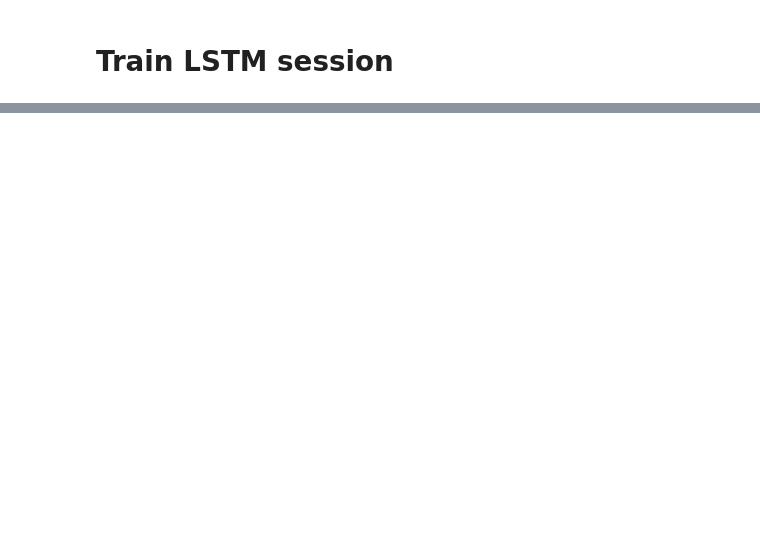
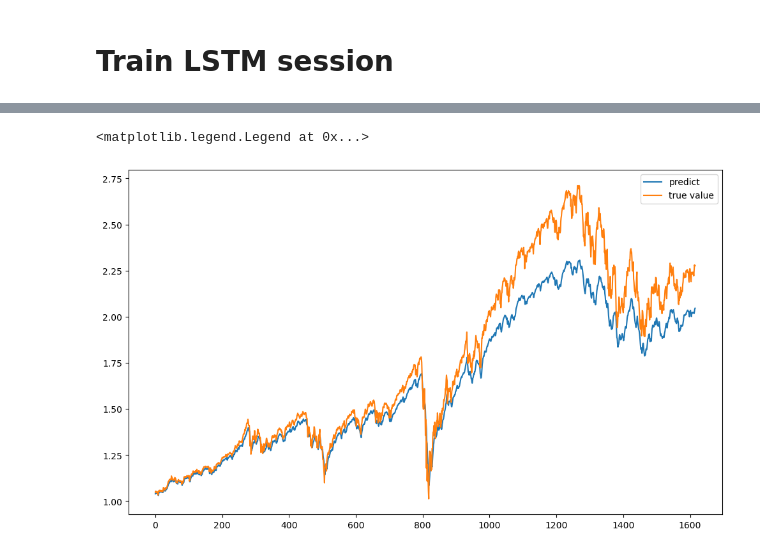
Before and after one commit to Arthitkhotsaenlee/stock_market_and_trading, a Jupyter notebook: stock_forecasting.ipynb, the cells around one changed output, grey strips where cells are left out. Drawn from its saved outputs; the diff is of its cells as text; code cells hidden in the pictures; blank space fills up the shorter version.

```diff
--- a/stock_forecasting.ipynb
+++ b/stock_forecasting.ipynb
@@ -312,0 +276,8 @@ predict = model.predict(X_test_scaled)
+# %%
+
+predict = model.predict(X_test_sliced)
+fig, ax = plt.subplots(figsize=(12,7))
+ax.plot(predict, label="predict")
+ax.plot(y_test_sliced, label="true value")
+ax.legend()
+# %% [output]
@@ -313 +285,3 @@ predict = model.predict(X_test_scaled)
+<matplotlib.legend.Legend at 0x...>
+[figure, added]
 # %%
```
Also changed, not shown: parts of 16 cells of this notebook, 2 other files.
